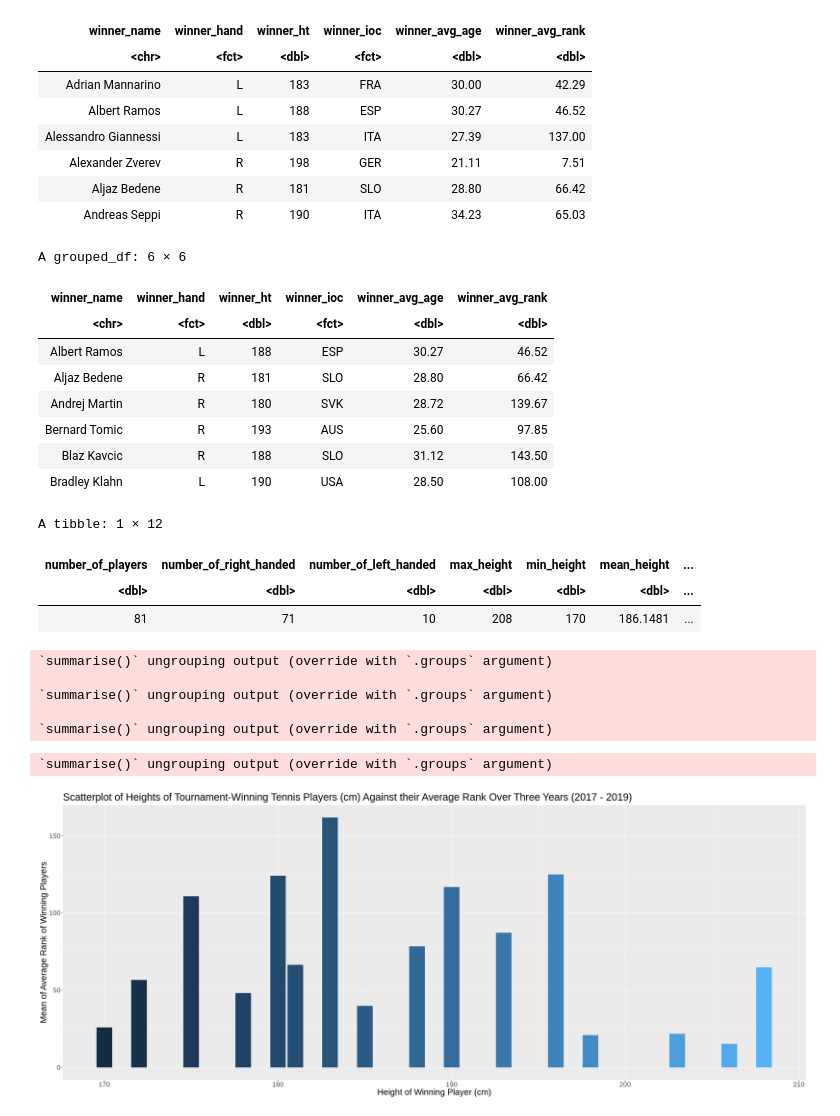
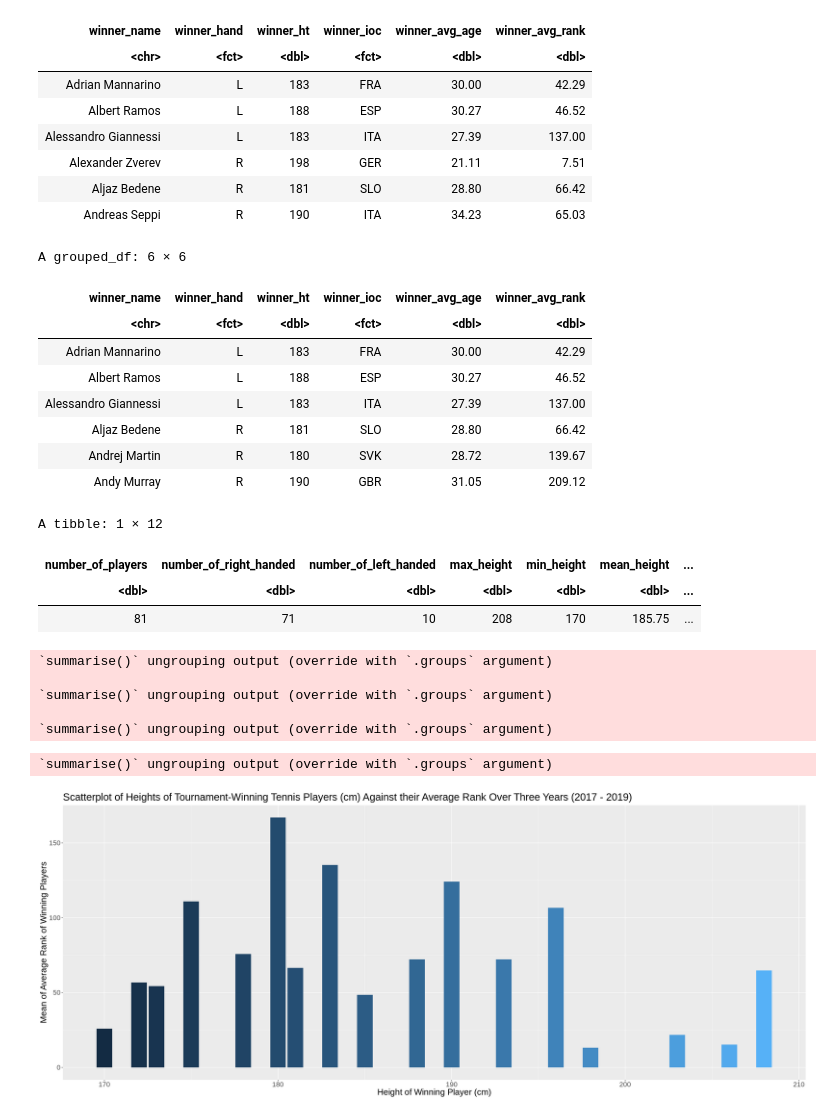
Before and after one commit to kimtanpalanca/dsci_group_15, a Jupyter notebook: group_project.ipynb, the cells around one changed output. Saved outputs shown, nothing was run; the diff lists cells and outputs as text; code cells hidden in the pictures.

```diff
--- a/group_project.ipynb
+++ b/group_project.ipynb
@@ -51,21 +69,21 @@ A grouped_df: 6 × 6
 # %%
 set.seed(9999)
 
-data_split <- initial_split(data, prop = 0.75)
+data_split <- initial_split(data, prop = 0.75, strata = winner_avg_rank)
 data_train <- training(data_split)
 data_test <- testing(data_split)
 
 head(data_train, 6)
 # %% [output]
 A grouped_df: 6 × 6
 | winner_name | winner_hand | winner_ht | winner_ioc | winner_avg_age | winner_avg_rank |
 | <chr> | <fct> | <dbl> | <fct> | <dbl> | <dbl> |
+| Adrian Mannarino | L | 183 | FRA | 30.00 | 42.29 |
 | Albert Ramos | L | 188 | ESP | 30.27 | 46.52 |
+| Alessandro Giannessi | L | 183 | ITA | 27.39 | 137.00 |
 | Aljaz Bedene | R | 181 | SLO | 28.80 | 66.42 |
 | Andrej Martin | R | 180 | SVK | 28.72 | 139.67 |
-| Bernard Tomic | R | 193 | AUS | 25.60 | 97.85 |
-| Blaz Kavcic | R | 188 | SLO | 31.12 | 143.50 |
-| Bradley Klahn | L | 190 | USA | 28.50 | 108.00 |
+| Andy Murray | R | 190 | GBR | 31.05 | 209.12 |
 # %%
 data_train_summarize <- data_train%>%
     tibble(number_of_players = 81, number_of_right_handed = 71, number_of_left_handed = 10, max_height = max(winner_ht), min_height = min(winner_ht), mean_height = mean(winner_ht),
@@ -92,7 +110,7 @@ ranking <- data_train%>%
 A tibble: 1 × 12
 | number_of_players | number_of_right_handed | number_of_left_handed | max_height | min_height | mean_height | ... |
 | <dbl> | <dbl> | <dbl> | <dbl> | <dbl> | <dbl> | ... |
-| 81 | 71 | 10 | 208 | 170 | 186.1481 | ... |
+| 81 | 71 | 10 | 208 | 170 | 185.75 | ... |
 `summarise()` ungrouping output (override with `.groups` argument)
 
 `summarise()` ungrouping output (override with `.groups` argument)
@@ -113,7 +131,7 @@ data_train_height_scatterplot <- height_data%>%
 data_train_height_scatterplot
 # %% [output]
 `summarise()` ungrouping output (override with `.groups` argument)
-[figure, old version]
+[figure, new version]
 # %%
 options(repr.plot.width = 25, repr.plot.height = 10)
 data_train_age_scatterplot <- data_train%>%
```
Also changed, not shown: parts of 4 cells of this notebook.
